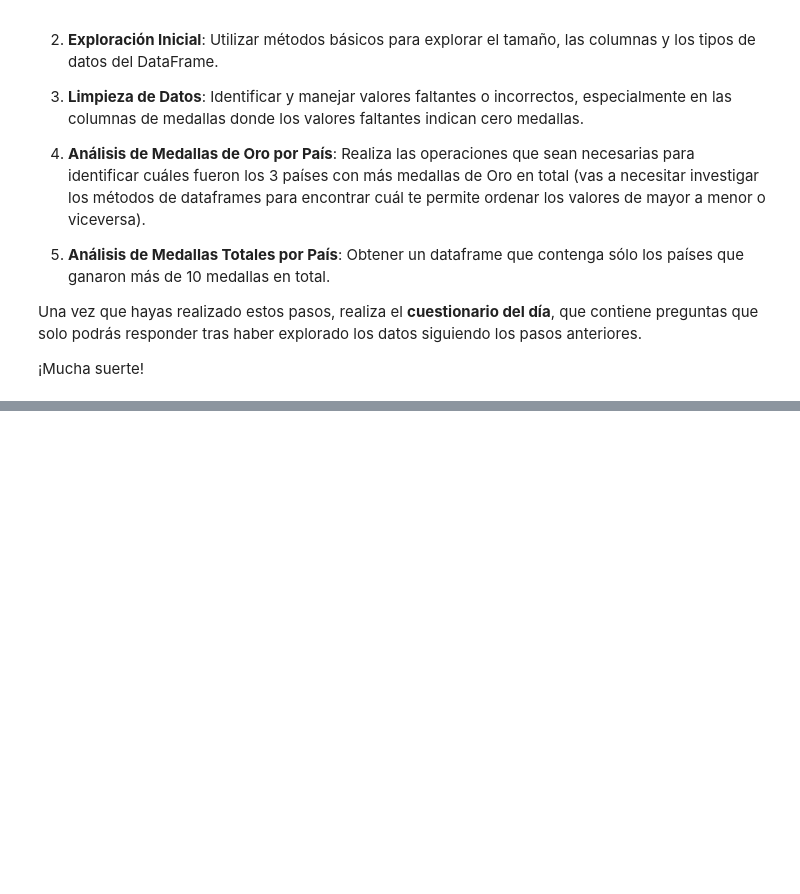
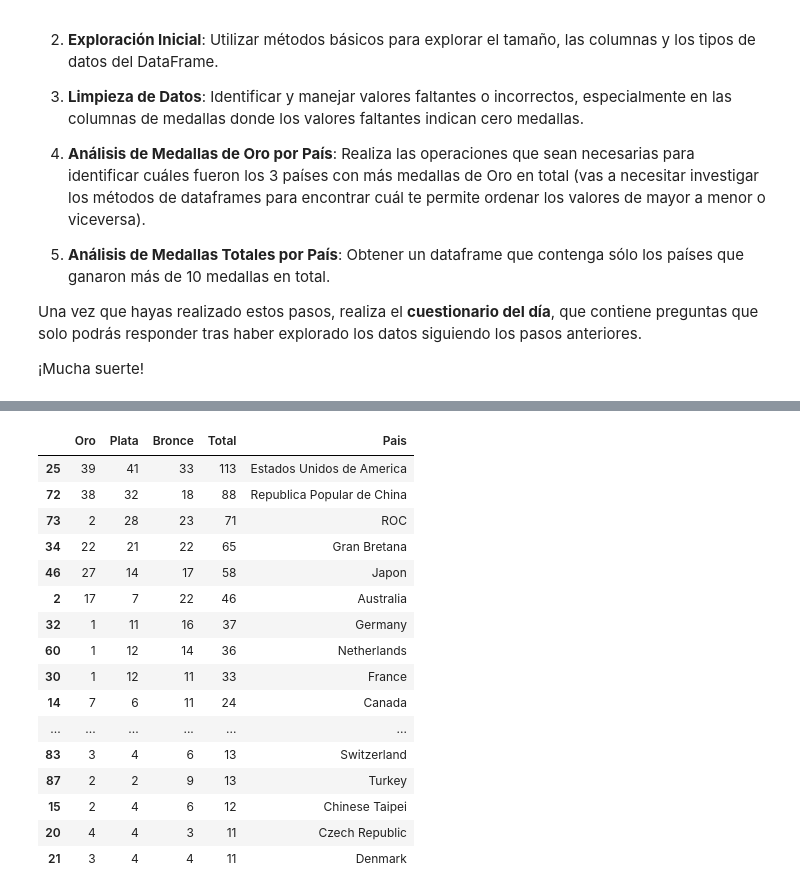
Before and after one commit to MyAppsTest/ciencia_datos_udemy_fg, a Jupyter notebook: Proyecto del Día 6 - Análisis de Medallas Olímpicas.ipynb, the cells around one changed output, grey strips where cells are left out. Cells and saved outputs as stored; diff of their text form; code cells hidden in the pictures; blank space fills up the shorter version.

```diff
--- a/Proyecto del Día 6 - Análisis de Medallas Olímpicas.ipynb
+++ b/Proyecto del Día 6 - Análisis de Medallas Olímpicas.ipynb
@@ -27,0 +133,22 @@ Una vez que hayas realizado estos pasos, realiza el **cuestionario del día**, q
+# %%
+df =df.sort_values("Total", ascending=False)
+# %%
+df.head(20)
+# %% [output]
+|  | Oro | Plata | Bronce | Total | Pais |
+| 25 | 39 | 41 | 33 | 113 | Estados Unidos de America |
+| 72 | 38 | 32 | 18 | 88 | Republica Popular de China |
+| 73 | 2 | 28 | 23 | 71 | ROC |
+| 34 | 22 | 21 | 22 | 65 | Gran Bretana |
+| 46 | 27 | 14 | 17 | 58 | Japon |
+| 2 | 17 | 7 | 22 | 46 | Australia |
+| 32 | 1 | 11 | 16 | 37 | Germany |
+| 60 | 1 | 12 | 14 | 36 | Netherlands |
+| 30 | 1 | 12 | 11 | 33 | France |
+| 14 | 7 | 6 | 11 | 24 | Canada |
+| ... | ... | ... | ... | ... | ... |
+| 83 | 3 | 4 | 6 | 13 | Switzerland |
+| 87 | 2 | 2 | 9 | 13 | Turkey |
+| 15 | 2 | 4 | 6 | 12 | Chinese Taipei |
+| 20 | 4 | 4 | 3 | 11 | Czech Republic |
+| 21 | 3 | 4 | 4 | 11 | Denmark |
```
Also changed, not shown: parts of 18 cells of this notebook.
